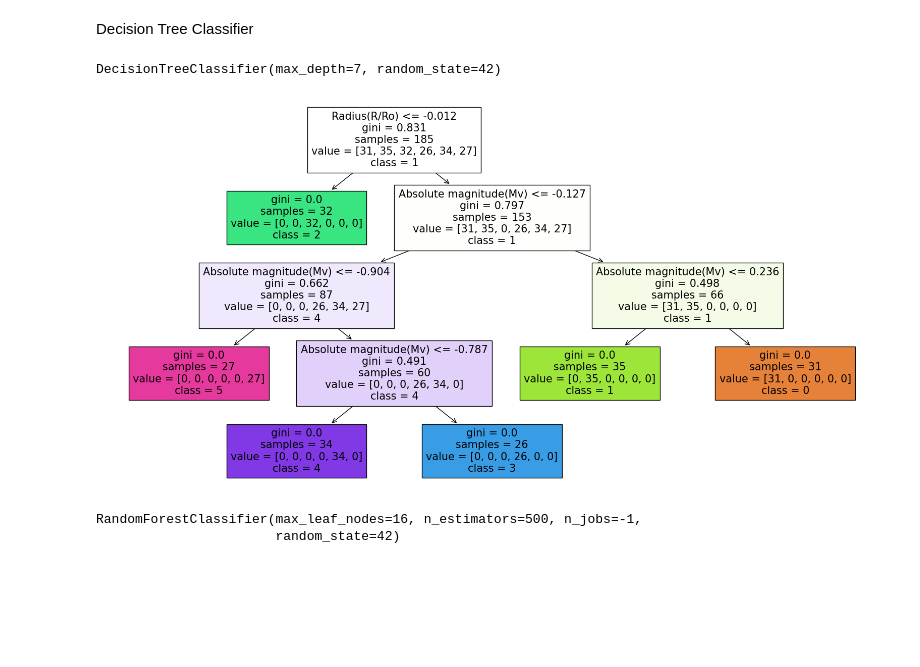
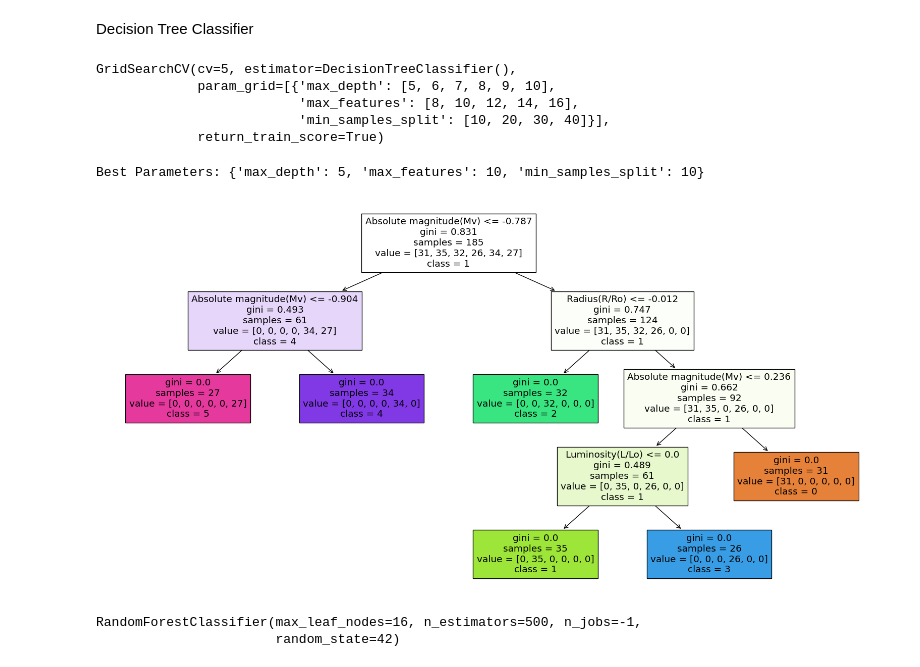
Before and after one commit to brigbrog/Star-Classifier, a Jupyter notebook: star_classifier_final.ipynb, the cells around one changed output. Drawn from its saved outputs; the diff is of its cells as text; code cells hidden in the pictures; blank space fills up the shorter version.

Commit message:
grid search

```diff
--- a/star_classifier_final.ipynb
+++ b/star_classifier_final.ipynb
@@ -312,44 +312,64 @@ stars_scaled.head()
 ## Training Models
 # %% [markdown]
 Decision Tree Classifier
+# %%
+from sklearn.model_selection import GridSearchCV
+
+param_grid = [
+    {'max_depth': [5,6,7,8,9,10],
+     'min_samples_split': [10,20,30,40],
+     'max_features': [8, 10, 12, 14, 16]
+    }
+]
 # %%
-tree_classifier = DecisionTreeClassifier(max_depth=7, random_state=42)
-tree_classifier.fit(stars_scaled, stars_labels)
+tree_classifier = DecisionTreeClassifier()
+grid_search = GridSearchCV(tree_classifier, param_grid, cv=5, return_train_score=True)
+grid_search.fit(stars_scaled, stars_labels)
 # %% [output]
-DecisionTreeClassifier(max_depth=7, random_state=42)
+GridSearchCV(cv=5, estimator=DecisionTreeClassifier(),
+             param_grid=[{'max_depth': [5, 6, 7, 8, 9, 10],
+                          'max_features': [8, 10, 12, 14, 16],
+                          'min_samples_split': [10, 20, 30, 40]}],
+             return_train_score=True)
+# %%
+best_params = grid_search.best_params_
+print("Best Parameters:", best_params)
+best_tree = grid_search.best_estimator_
+# %% [output]
+Best Parameters: {'max_depth': 5, 'max_features': 10, 'min_samples_split': 10}
 # %%
 from sklearn.tree import plot_tree
 
-class_names = tree_classifier.classes_
+class_names = grid_search.classes_
 
 plt.figure(figsize=(20, 10))  # Adjust size as needed
-plot_tree(tree_classifier,
+plot_tree(best_tree,
           feature_names=["Temperature (K)",
                          "Luminosity(L/Lo)",
                          "Radius(R/Ro)",
                          "Absolute magnitude(Mv)",
                          "Star color_blue",
                          "Star color_blue white",
                          "Star color_orange",
                          "Star color_pale yellow orange",
                          "Star color_red",
                          "Star color_white",
                          "Star color_white yellow",
                          "Star color_whitish",
                          "Star color_yellowish",
                          "Spectral Class_A",
                          "Spectral Class_B",
                          "Spectral Class_F",
                          "Spectral Class_G",
                          "Spectral Class_K",
                          "Spectral Class_M",
                          "Spectral Class_O",
                          "log Luminosity"],
           class_names=class_names.astype(str).tolist(),
           filled=True)
 plt.show()
 # %% [output]
-[figure, old version]
+[figure, new version]
 # %%
 from sklearn.ensemble import RandomForestClassifier
 
```
Also changed, not shown: parts of 1 cell of this notebook.
